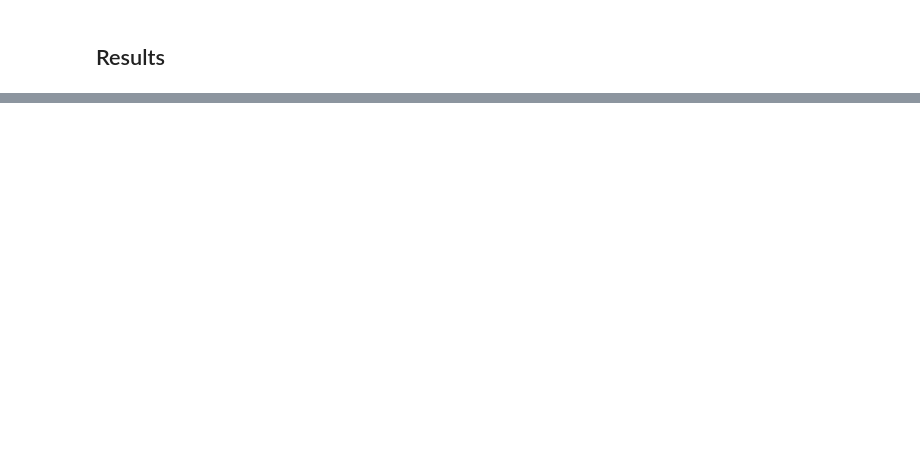
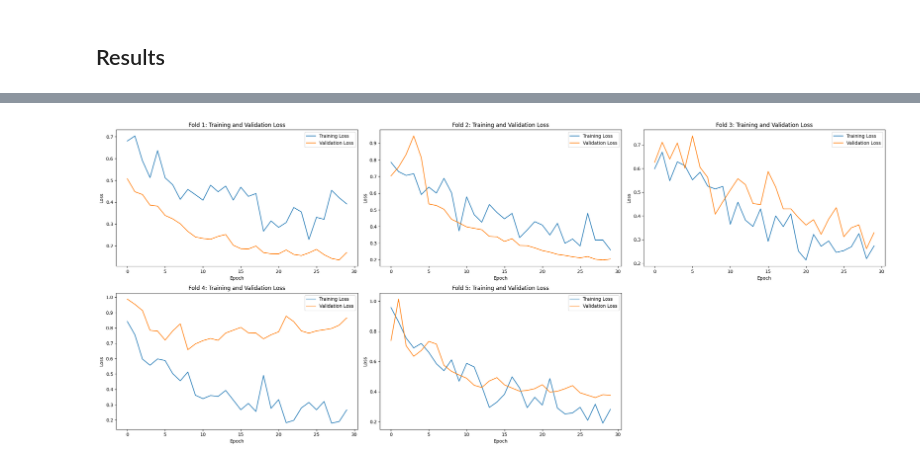
Before and after one commit to hugob7/comp-path-multimodal, a Jupyter notebook: classification/ftir_image_classifier_cnn.ipynb, the cells around one changed output, grey strips where cells are left out. Saved outputs shown, nothing was run; the diff lists cells and outputs as text; code cells hidden in the pictures; blank space fills up the shorter version.

```diff
--- a/classification/ftir_image_classifier_cnn.ipynb
+++ b/classification/ftir_image_classifier_cnn.ipynb
@@ -329,0 +502,23 @@ print(f'Average ROC AUC across all folds: {average_roc_auc:.2f}')
+# %%
+# Plot train and validation losses for each fold
+def plot_losses(fold_num, train_losses, val_losses, ax):
+    ax.plot(train_losses, label='Training Loss')
+    ax.plot(val_losses, label='Validation Loss')
+    ax.set_title(f'Fold {fold_num}: Training and Validation Loss')
+    ax.set_xlabel('Epoch')
+    ax.set_ylabel('Loss')
+    ax.legend()
+
+fig, axes = plt.subplots(2, 3, figsize=(24, 10))
+
+for fold in range(num_folds):
+    row = fold // 3
+    col = fold % 3
+    ax = axes[row, col]
+    plot_losses(fold + 1, all_train_losses[fold], all_val_losses[fold], ax)
+
+fig.delaxes(axes[1, 2])
+plt.tight_layout()
+plt.show()
+# %% [output]
+[figure, added]
```
Also changed, not shown: parts of 15 cells of this notebook.
